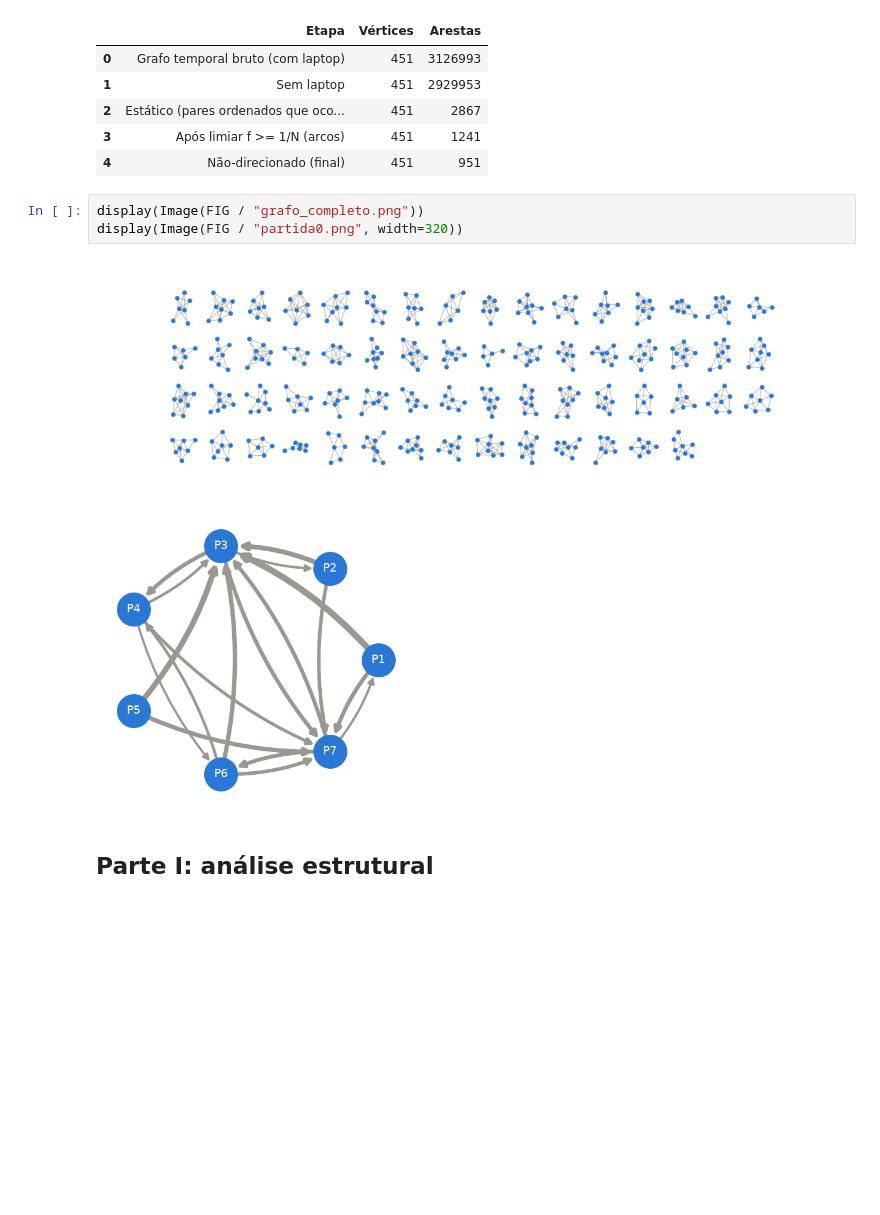
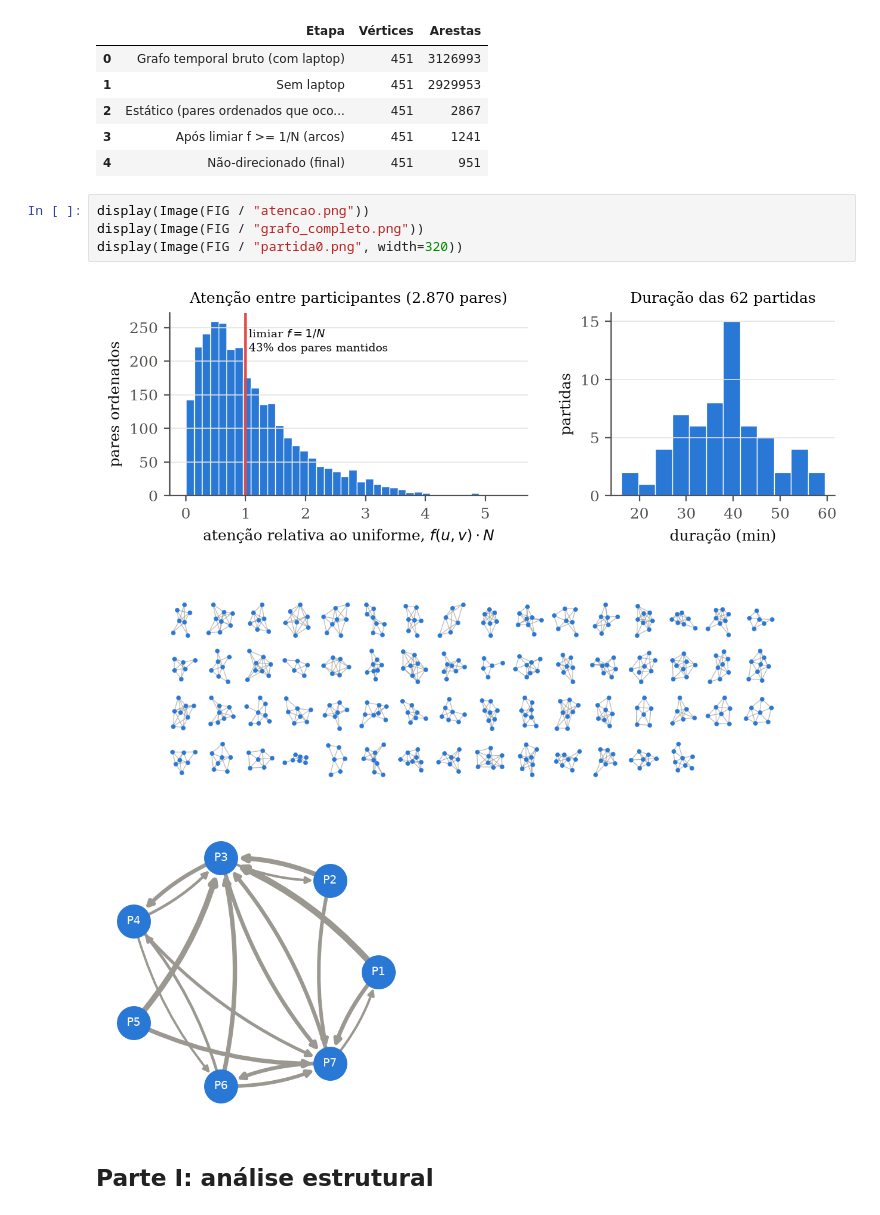
Before and after one commit to NadsonSantana/GrafoG16, a Jupyter notebook: notebooks/analise.ipynb, the cells around one changed output. Saved outputs shown, nothing was run; the diff lists cells and outputs as text; blank space fills up the shorter version.

```diff
--- a/notebooks/analise.ipynb
+++ b/notebooks/analise.ipynb
@@ -44,11 +44,13 @@ pd.DataFrame([
 | 3 | Após limiar f >= 1/N (arcos) | 451 | 1241 |
 | 4 | Não-direcionado (final) | 451 | 951 |
 # %%
+display(Image(FIG / "atencao.png"))
 display(Image(FIG / "grafo_completo.png"))
 display(Image(FIG / "partida0.png", width=320))
 # %% [output]
-[figure, old version]
+[figure, new version]
-[figure, old version]
+[figure, new version]
+[figure, added]
 # %% [markdown]
 ## Parte I: análise estrutural
 # %%
```
Also changed, not shown: parts of 1 cell of this notebook, 4 other files.
